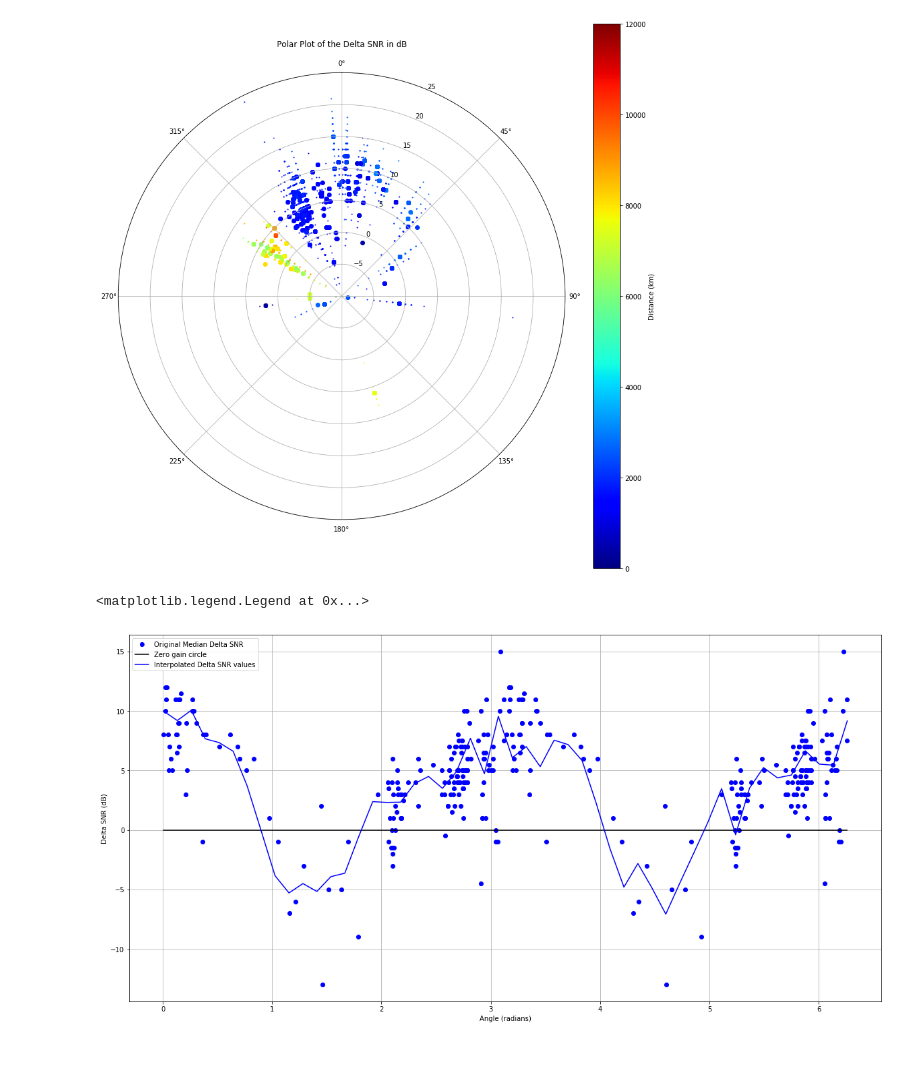
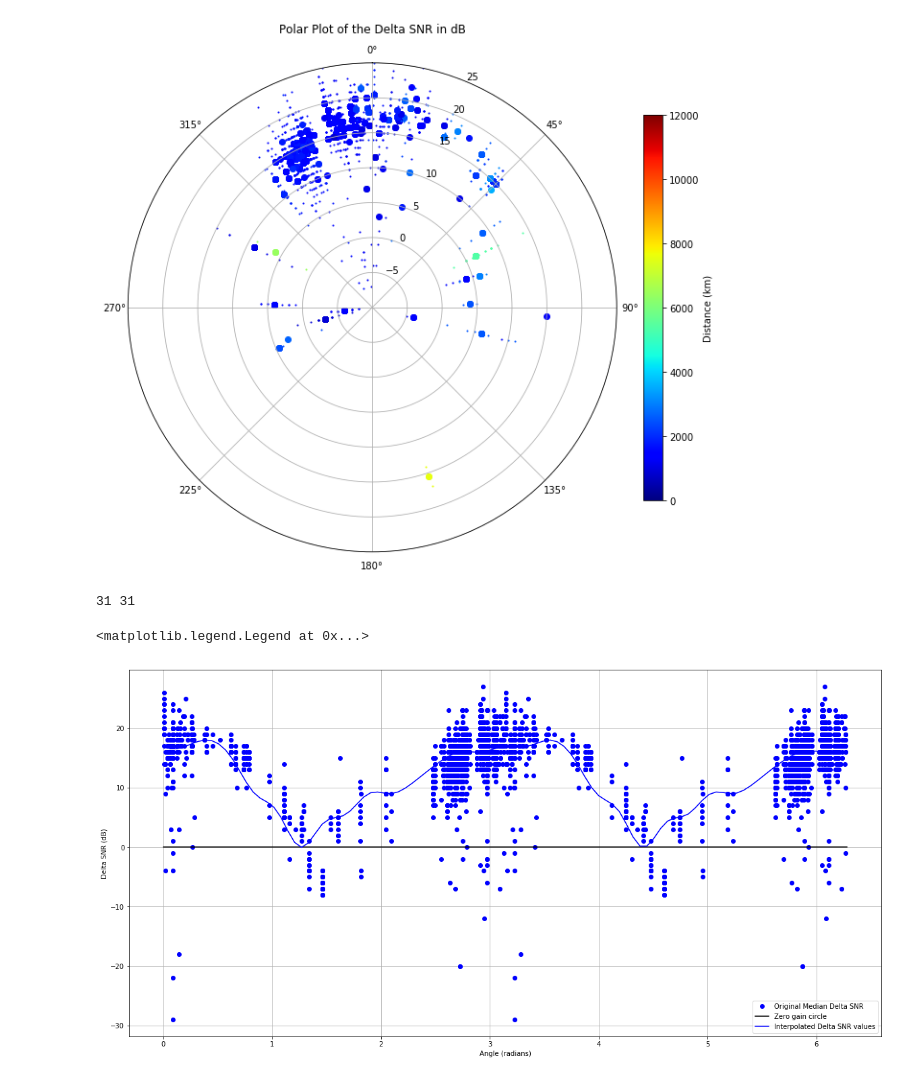
Before and after one commit to iu3qez/APET, a Jupyter notebook: WSPR_Antenna_Pattern.ipynb, the cells around one changed output. Drawn from its saved outputs; the diff is of its cells as text; code cells hidden in the pictures.

```diff
--- a/WSPR_Antenna_Pattern.ipynb
+++ b/WSPR_Antenna_Pattern.ipynb
@@ -378,14 +401,14 @@ from suntime import Sun, SunTimeException
 
 ################################################
 # IMPORTANT IN ORDER TO HAVE MEANINGFUL RESULTS!
-rx_offset = 3   # rx sensitivity difference (db)
+rx_offset = 1   # rx sensitivity difference (db)
                 # between two receivers (should
                 # be done by connecting both rx
                 # to the same antenna)
 ###############################################
 
 band = 20 # 20 meters band or whatever
-spot_number = 5000 # how many spots to download matching the following callsign criteria
+spot_number = 10000 # how many spots to download matching the following callsign criteria
 reporter_list =  ["IS0KYB2", "IS0KYB1"] # The first is the reference antenna (omnidirectional if possible: small magnetic loop or vertical dipole)
 reporter_loc = "JM49jn" # Locator of RX antennas
 
@@ -401,8 +424,9 @@ print ("Today Sunrise: %s" % today_sr)
 print ("Today Sunset: %s" % today_ss)
 print ("*"*50)
 
-timestamp_start = get_unixtime("2019-04-12 08:00") # Filter spots earlier than this (UTC!)
-timestamp_stop = get_unixtime("2019-04-12 22:30") # Filter any spot later than this
+timestamp_start = get_unixtime("2019-04-21 18:00") # Filter spots earlier than this (UTC!)
+timestamp_start = get_unixtime("2019-04-21 08:00") # Filter spots earlier than this (UTC!)
+timestamp_stop = get_unixtime("2019-04-21 14:00") # Filter any spot later than this
 
 antenna_rotation_time = get_unixtime("2019-04-10 15:40") # ignore this, experimental feature
 #angle_offset = -90.
@@ -444,5 +466,5 @@ common_ts_bycall = data_by_callsign_common(data_bycallsign_dict, reporter_list)
 # %%
 # create a dictionary of sorted DELTA SNR timeseries with [call] as key
 
-deltasnr_dict = get_deltasnr_bycall(callsign_sorted_byspots, data_bycallsign_dict, timestamp_start, timestamp_stop, antenna_rotation_time, reporter_list, common_ts_bycall, rx_offset, topn=-1, plot_flag=True, country=True)
+deltasnr_dict = get_deltasnr_bycall(callsign_sorted_byspots, data_bycallsign_dict, timestamp_start, timestamp_stop, antenna_rotation_time, reporter_list, common_ts_bycall, rx_offset, topn=-1, plot_flag=True, country=False)
 # %% [output]
@@ -483,9 +505,10 @@ cmap = plt.get_cmap('jet',max_dist)
 az_complete_list = []
 deltasnr_complete_list = []
 deltasnr_median_list = []
+distance_complete_list = []
 distance_list = []
 
-fig = plt.figure(figsize=(15,15))
+fig = plt.figure(figsize=(10,10))
 ax = fig.add_subplot(111, projection='polar')
 for call in deltasnr_dict:
     cdist = data_bycallsign_dict[call][reporter_list[0]][0][-1]
@@ -499,68 +522,69 @@ for call in deltasnr_dict:
     #az_list2 = [(haversine(*loc2coords(reporter_loc), *coord_dict[call] )[1] + angle_offset)/360.*2*pi for el in deltasnr_list[0] if el < antenna_rotation_time]
     #deltasnr_list1 = [deltasnr_list[1][i] for i, el in enumerate(deltasnr_list[0]) if el >= antenna_rotation_time]
     #deltasnr_list2 = [deltasnr_list[1][i] for i, el in enumerate(deltasnr_list[0]) if el < antenna_rotation_time]
 
     if len(az_list1):
         for az, deltasnr in zip(az_list1, deltasnr_list1):
             az_complete_list.append(az)
             deltasnr_complete_list.append(deltasnr)
+            distance_complete_list.append(cdist)
     #if len(az_list2):
     #    for az, deltasnr in zip(az_list2, deltasnr_list2):
     #        az_complete_list.append(az)
     #        deltasnr_complete_list.append(deltasnr)
 
     angle = haversine(*loc2coords(reporter_loc), *coord_dict[call] )[1]/360.*2*pi
     delta_snr = np.median(deltasnr_list1)
+    #delta_snr = np.mean(deltasnr_list1)
+
     deltasnr_median_list.append((angle, delta_snr))
     plt.scatter(az_list1, deltasnr_list1, s=1, color=cmap(int(cdist)))
     plt.scatter(az_list1, [np.median(deltasnr_list1) for _ in az_list1], color=cmap(int(cdist))) #, yerr=[0.0*np.var(deltasnr_list1)  for _ in az_list1], fmt='o')
     #plt.scatter(az_list2, deltasnr_list2, s=1, c="b")
     #plt.scatter(az_list2, [np.median(deltasnr_list2) for _ in az_list2], c="b") #, yerr=[0.0*np.var(deltasnr_list2)  for _ in az_list2], fmt='o')
 ax.set_theta_zero_location('N', offset=0)
 ax.set_theta_direction(-1)
 ax.set_rlim(-10,25)
 plt.title("Polar Plot of the Delta SNR in dB")
 
 norm = mpl.colors.Normalize(vmin=0,vmax=max_dist)
 sm = plt.cm.ScalarMappable(cmap=cmap, norm=norm)
 sm.set_array([])
-cbar = plt.colorbar(sm)
+cbar = plt.colorbar(sm,fraction=0.036, pad=0.05)
 cbar.set_label('Distance (km)')
-
-#az_complete_list = [a for a in el for el in az_complete_list]
-#deltasnr_complete_list = [a for a in el for el in deltasnr_complete_list]
 # %% [output]
-[figure, old version]
+[figure, new version]
 # %%
-# Here we convert degrees to radians and perform a VERY rough 1D LINEAR interpolation
-# Higher order interpolations easily explode, should find a better way, maybe by pruning
-# the snr array
+# Here we convert degrees to radians and perform a VERY rough 1D cubic interpolation
+# Here we make use of antenna symmetry if present
 
 use_symmetry = True
 az_rad_list = []
 deltasnr_list = []
-for i,v in enumerate(deltasnr_median_list):
-    az_rad_list.append( v[0] + 0.0001*(2*rand()-1.) )
-    deltasnr_list.append(v[1])
+for i,(a, v) in enumerate(zip(az_complete_list, deltasnr_complete_list)):
+    az_rad_list.append( a + 0.000001*(2*rand()-1.) )
+    deltasnr_list.append(v)
     if use_symmetry:
-        az_rad_list.append((v[0]+pi) %(2*pi))
-        deltasnr_list.append(v[1])
+        az_rad_list.append((a+pi) %(2*pi))
+        deltasnr_list.append(v)
         distance_list.append(distance_list[i])
 
 angles, gains = zip(*sorted(zip(az_rad_list, deltasnr_list)))
 
 x = np.array(angles)
 y = np.array(gains)
-y_rm = running_mean(y,3) # try to smoothen the points before interpolating
+#y_rm = running_mean(y,2) # try to smoothen the points before interpolating
+x_sm, y_sm = regularize_data(x,y,0.2) # try to smoothen the points before interpolating
 
-x0 = np.linspace(np.min(x),np.max(x))
-y0 = np.zeros(x0.shape)
+print(len(x_sm),len(y_sm))
 
-f = interpolate.interp1d(x, y_rm, kind="linear")
+f = interpolate.interp1d(x_sm, y_sm, kind="cubic")
+x_sm = np.linspace(0., 2*pi, 100)
+y0 = np.zeros(x_sm.shape)
 figure(figsize=(20,10))
 plot(x, y, 'bo', label = 'Original Median Delta SNR')
-plot(x0, y0, 'k', label = 'Zero gain circle')
-plot(x0, f(x0), 'b', label = 'Interpolated Delta SNR values')
+plot(x_sm, y0, 'k', label = 'Zero gain circle')
+plot(x_sm, f(x_sm), 'b', label = 'Interpolated Delta SNR values')
 grid()
 xlabel("Angle (radians)")
 ylabel("Delta SNR (dB)")
@@ -568,8 +592,9 @@ ylabel("Delta SNR (dB)")
 #ylim(-30,30)
 legend()
 # %% [output]
-<matplotlib.legend.Legend at 0x...>
+31 31
+<matplotlib.legend.Legend at 0x...>
-[figure, old version]
+[figure, new version]
 # %%
 # Now let's finally plot the polar graph with the real SNR deltas and their interpolation
 # Moreover, we plot the angular distance distribution of the spots
```
Also changed, not shown: parts of 10 cells of this notebook, 2 other files.
